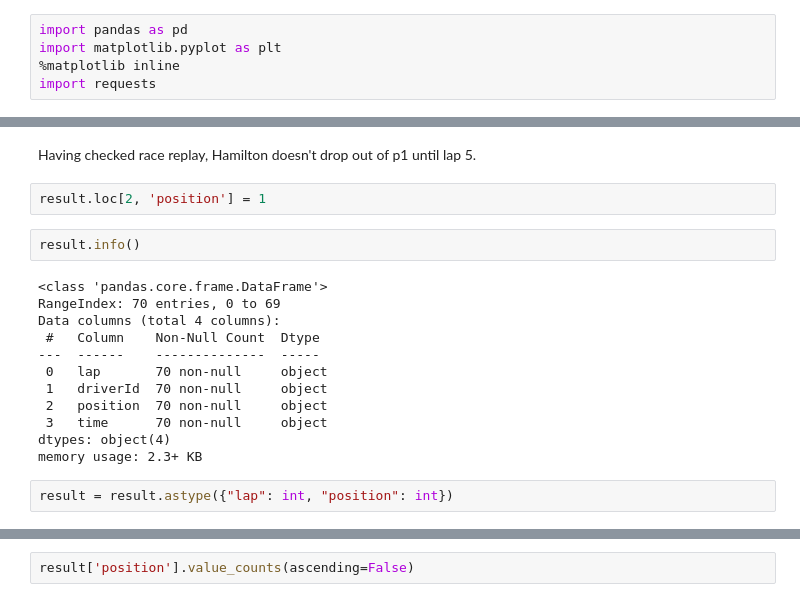
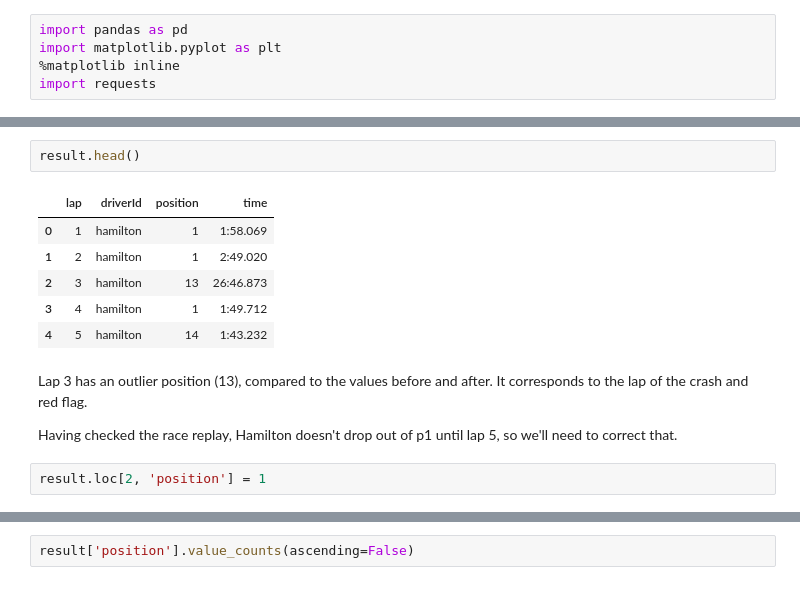
Before and after one commit to Daara-S/data-science, a Jupyter notebook: F1/Hungaroring Hamilton Race/Hungaroring Hamilton Race.ipynb, the cells around one changed output, grey strips where cells are left out. Saved outputs shown, nothing was run; the diff lists cells and outputs as text.

```diff
--- a/F1/Hungaroring Hamilton Race/Hungaroring Hamilton Race.ipynb
+++ b/F1/Hungaroring Hamilton Race/Hungaroring Hamilton Race.ipynb
@@ -57,20 +92,15 @@ result
+# %%
+result.head()
+# %% [output]
+|  | lap | driverId | position | time |
+| 0 | 1 | hamilton | 1 | 1:58.069 |
+| 1 | 2 | hamilton | 1 | 2:49.020 |
+| 2 | 3 | hamilton | 13 | 26:46.873 |
+| 3 | 4 | hamilton | 1 | 1:49.712 |
+| 4 | 5 | hamilton | 14 | 1:43.232 |
 # %% [markdown]
-Having checked race replay, Hamilton doesn't drop out of p1 until lap 5.
+Lap 3 has an outlier position (13), compared to the values before and after. It corresponds to the lap of the crash and red flag.
+
+Having checked the race replay, Hamilton doesn't drop out of p1 until lap 5, so we'll need to correct that.
 # %%
 result.loc[2, 'position'] = 1
-# %%
-result.info()
-# %% [output]
-<class 'pandas.core.frame.DataFrame'>
-RangeIndex: 70 entries, 0 to 69
-Data columns (total 4 columns):
- #   Column    Non-Null Count  Dtype
----  ------    --------------  -----
- 0   lap       70 non-null     object
- 1   driverId  70 non-null     object
- 2   position  70 non-null     object
- 3   time      70 non-null     object
-dtypes: object(4)
-memory usage: 2.3+ KB
-# %%
-result = result.astype({"lap": int, "position": int})
```
Also changed, not shown: parts of 20 cells of this notebook.
